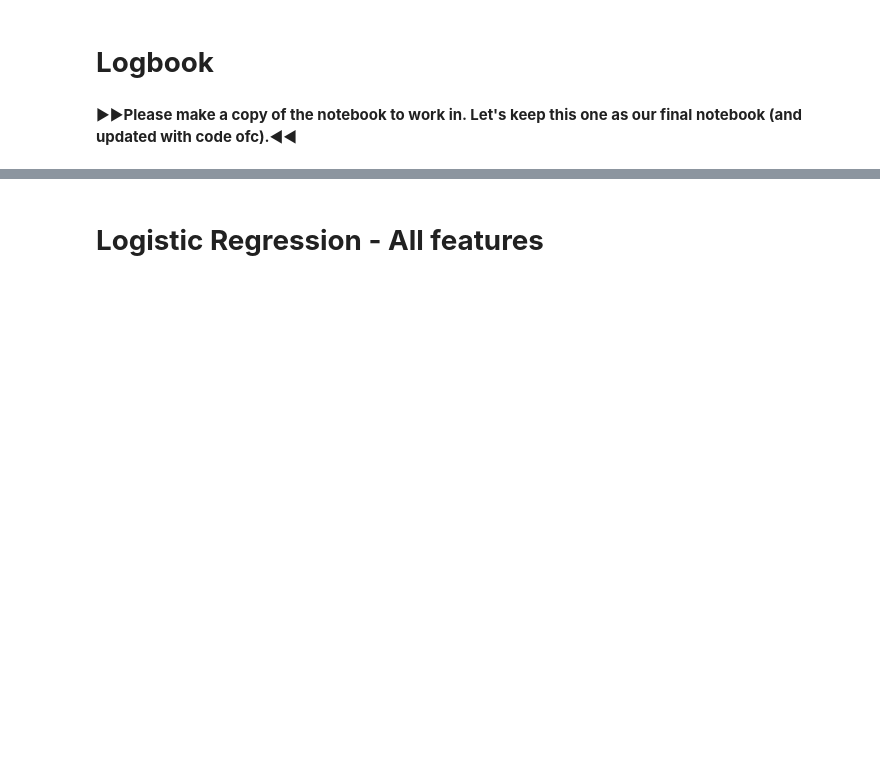
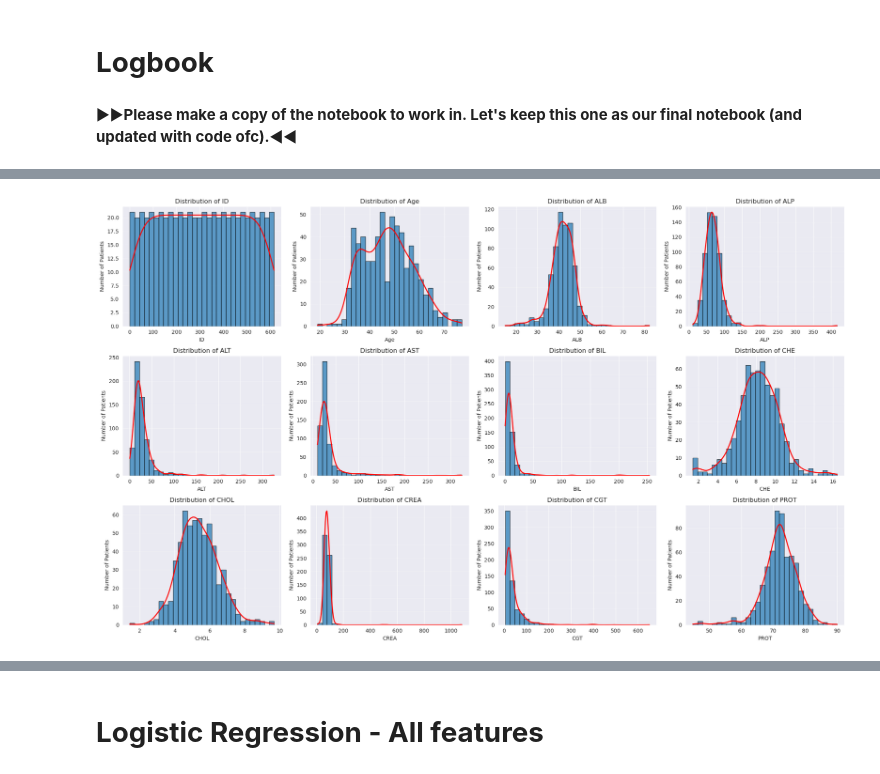
Before and after one commit to MAI3003-Data-Witches/Data-Witches_Project1, a Jupyter notebook: MAI3003_Data_Witches_Assignment_1.ipynb, the cells around one changed output, grey strips where cells are left out. Drawn from its saved outputs; the diff is of its cells as text; code cells hidden in the pictures; blank space fills up the shorter version.

```diff
--- a/MAI3003_Data_Witches_Assignment_1.ipynb
+++ b/MAI3003_Data_Witches_Assignment_1.ipynb
@@ -32,0 +111,34 @@ Cleaned version | hcv_cleaned
+# %%
+def distplots(df):
+    numeric_df = df.select_dtypes(include=['number'])
+    num_features = len(numeric_df.columns)
+    cols = int(np.ceil(np.sqrt(num_features)))
+    rows = int(np.ceil(num_features / cols))
+
+    # A figure with subplots looks much nicer
+    fig, axes = plt.subplots(rows, cols, figsize=(cols * 5, rows * 4))
+    axes = axes.flatten()
+
+    for i, column in enumerate(numeric_df.columns):
+        # Technically not needed but might as well
+        numeric_df_nona = numeric_df[column].dropna()
+
+        axes[i].hist(numeric_df_nona, bins=30, alpha=0.7, edgecolor='black')
+
+        if len(numeric_df_nona) > 1:
+            density = stats.gaussian_kde(numeric_df_nona)
+            xs = np.linspace(numeric_df_nona.min(), numeric_df_nona.max(), 200)
+            axes[i].plot(xs, density(xs) * len(numeric_df_nona) * (numeric_df_nona.max() - numeric_df_nona.min()) / 30,
+                         'r-', linewidth=2)
+
+        axes[i].set_xlabel(column)
+        axes[i].set_ylabel('Number of Patients')
+        axes[i].set_title(f'Distribution of {column}')
+        axes[i].grid(axis='y', alpha=0.3)
+
+    # Remove any empty subplots if they exist
+    for j in range(num_features, len(axes)):
+        fig.delaxes(axes[j])
+
+    plt.tight_layout()
+    plt.show()
@@ -63,0 +460,4 @@ hcv
+# %%
+distplots(hcv)
+# %% [output]
+[figure, added]
```
Also changed, not shown: parts of 38 cells of this notebook, 1 other file.
